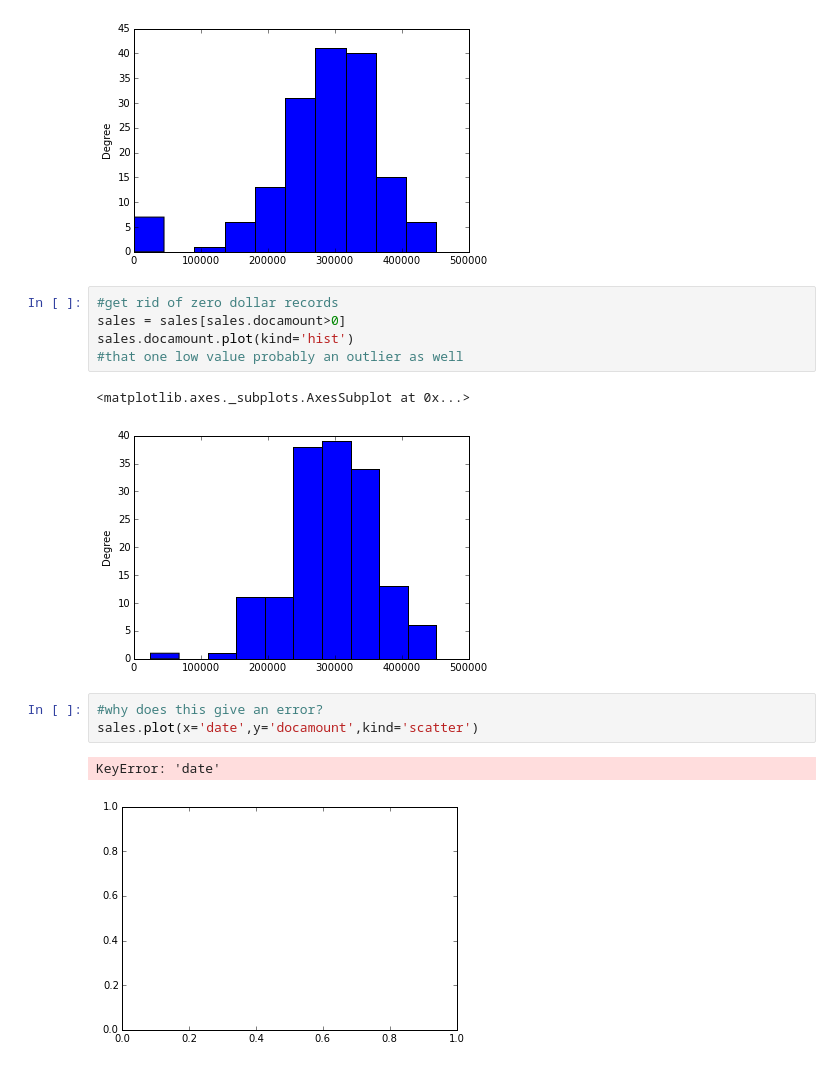
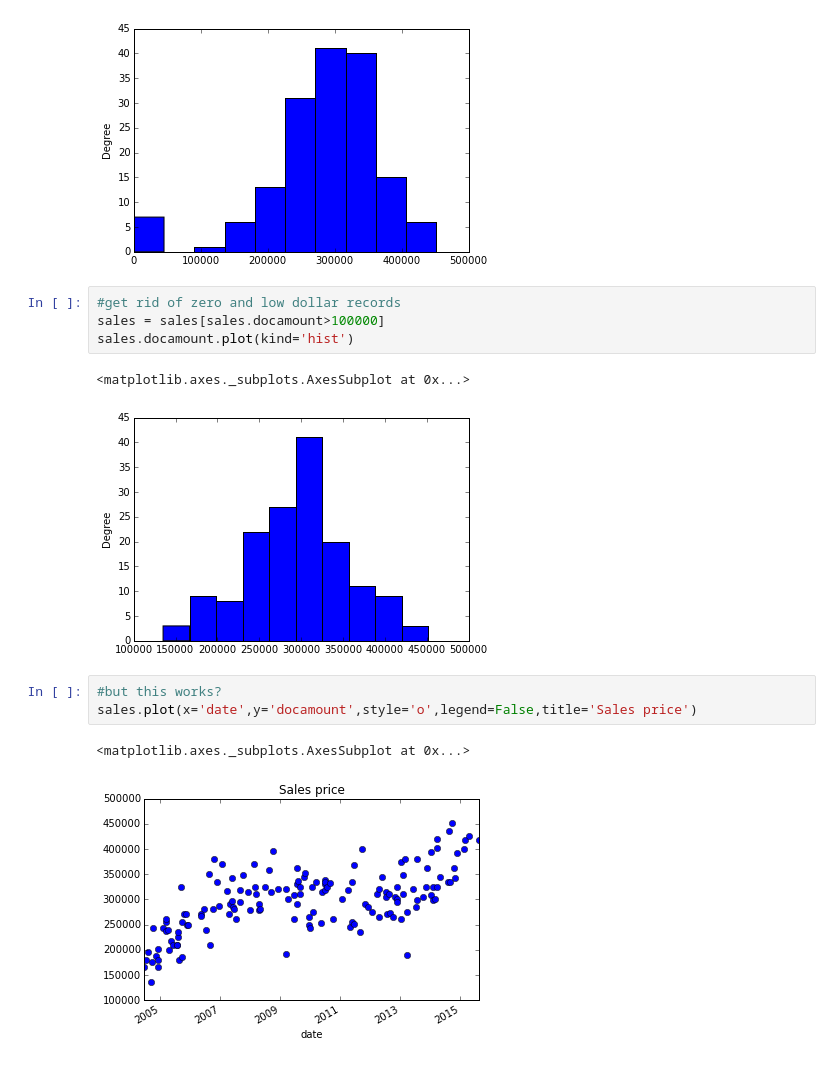
Before and after one commit to Jwerberg/slideruleprojects, a Jupyter notebook: Initial Coop Data Story.ipynb, the cells around one changed output. Saved outputs shown, nothing was run; the diff lists cells and outputs as text.

Commit message:
finishing charts

```diff
--- a/Initial Coop Data Story.ipynb
+++ b/Initial Coop Data Story.ipynb
@@ -137,16 +137,15 @@ sales.docamount.plot(kind='hist')
 <matplotlib.axes._subplots.AxesSubplot at 0x...>
 [figure]
 # %%
-#get rid of zero dollar records
-sales = sales[sales.docamount>0]
+#get rid of zero and low dollar records
+sales = sales[sales.docamount>100000]
 sales.docamount.plot(kind='hist')
-#that one low value probably an outlier as well
 # %% [output]
 <matplotlib.axes._subplots.AxesSubplot at 0x...>
-[figure, old version]
+[figure, new version]
 # %%
-#why does this give an error?
-sales.plot(x='date',y='docamount',kind='scatter')
+#but this works?
+sales.plot(x='date',y='docamount',style='o',legend=False,title='Sales price')
 # %% [output]
-KeyError: 'date'
+<matplotlib.axes._subplots.AxesSubplot at 0x...>
-[figure, old version]
+[figure, new version]
```
Also changed, not shown: parts of 10 cells of this notebook.
